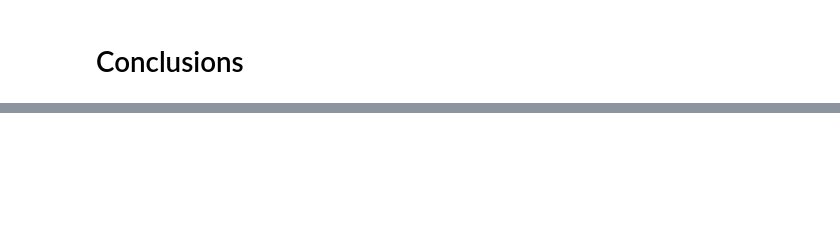
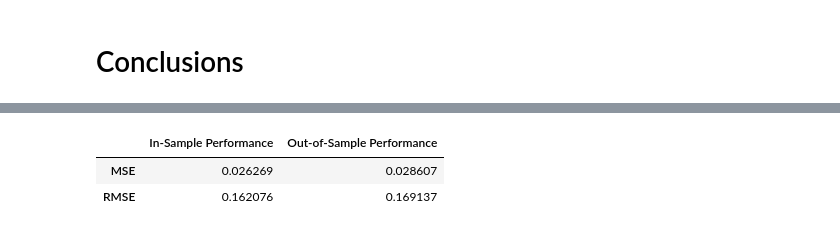
Before and after one commit to drg-developer-2-GWFinTech-Homeworks/homework-time-series, a Jupyter notebook: regression_analysis.ipynb, the cells around one changed output, grey strips where cells are left out. Drawn from its saved outputs; the diff is of its cells as text; code cells hidden in the pictures; blank space fills up the shorter version.

```diff
--- a/regression_analysis.ipynb
+++ b/regression_analysis.ipynb
@@ -160,0 +203,10 @@ YOUR CONCLUSIONS HERE!
+# %%
+# Build composite MSE/RMSE table
+results = pd.DataFrame({"In-Sample Performance": [mse_in, rmse_in],
+    "Out-of-Sample Performance": [mse_out, rmse_out]},
+    index=["MSE", "RMSE"])
+results
+# %% [output]
+|  | In-Sample Performance | Out-of-Sample Performance |
+| MSE | 0.026269 | 0.028607 |
+| RMSE | 0.162076 | 0.169137 |
```
Also changed, not shown: parts of 13 cells of this notebook.
